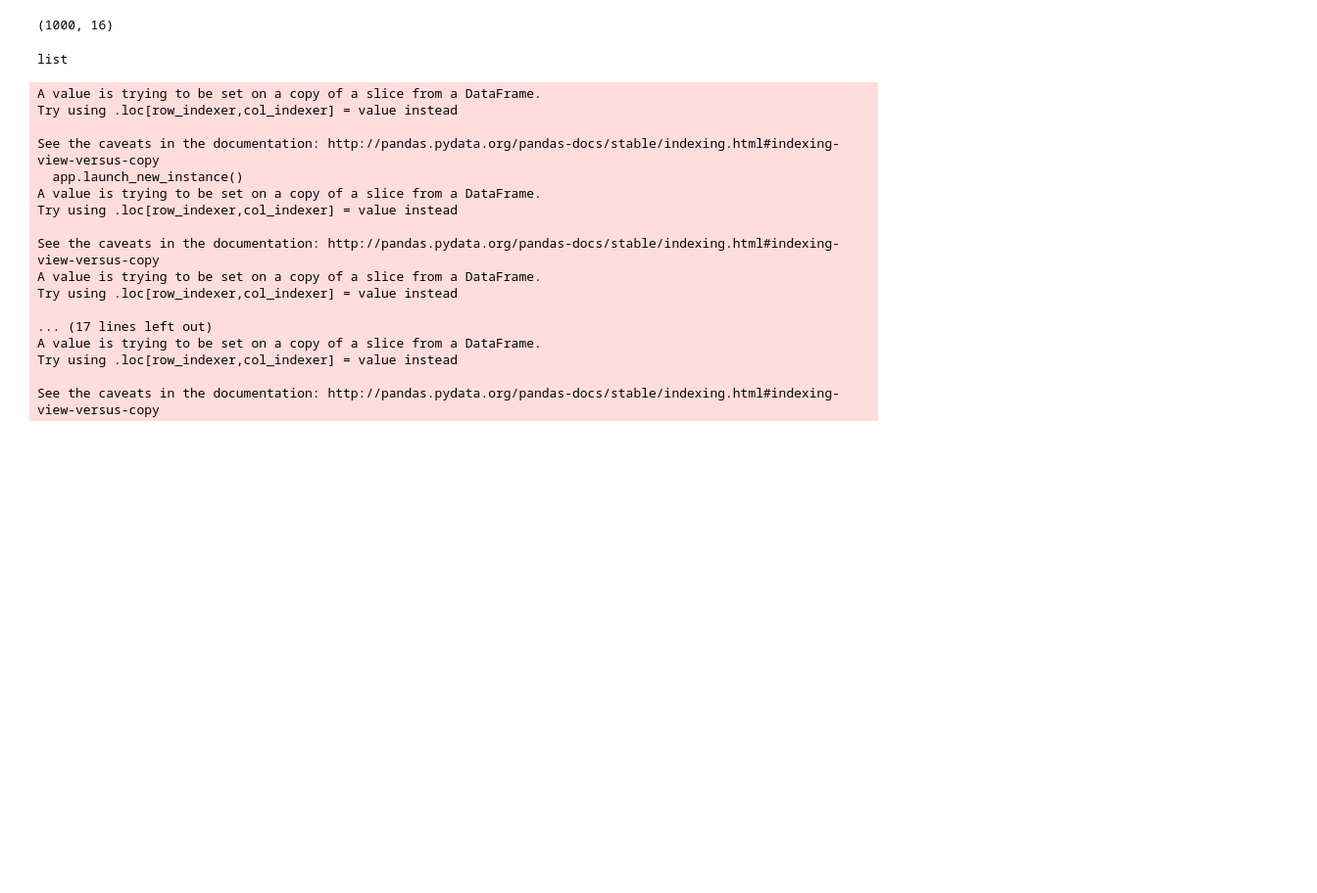
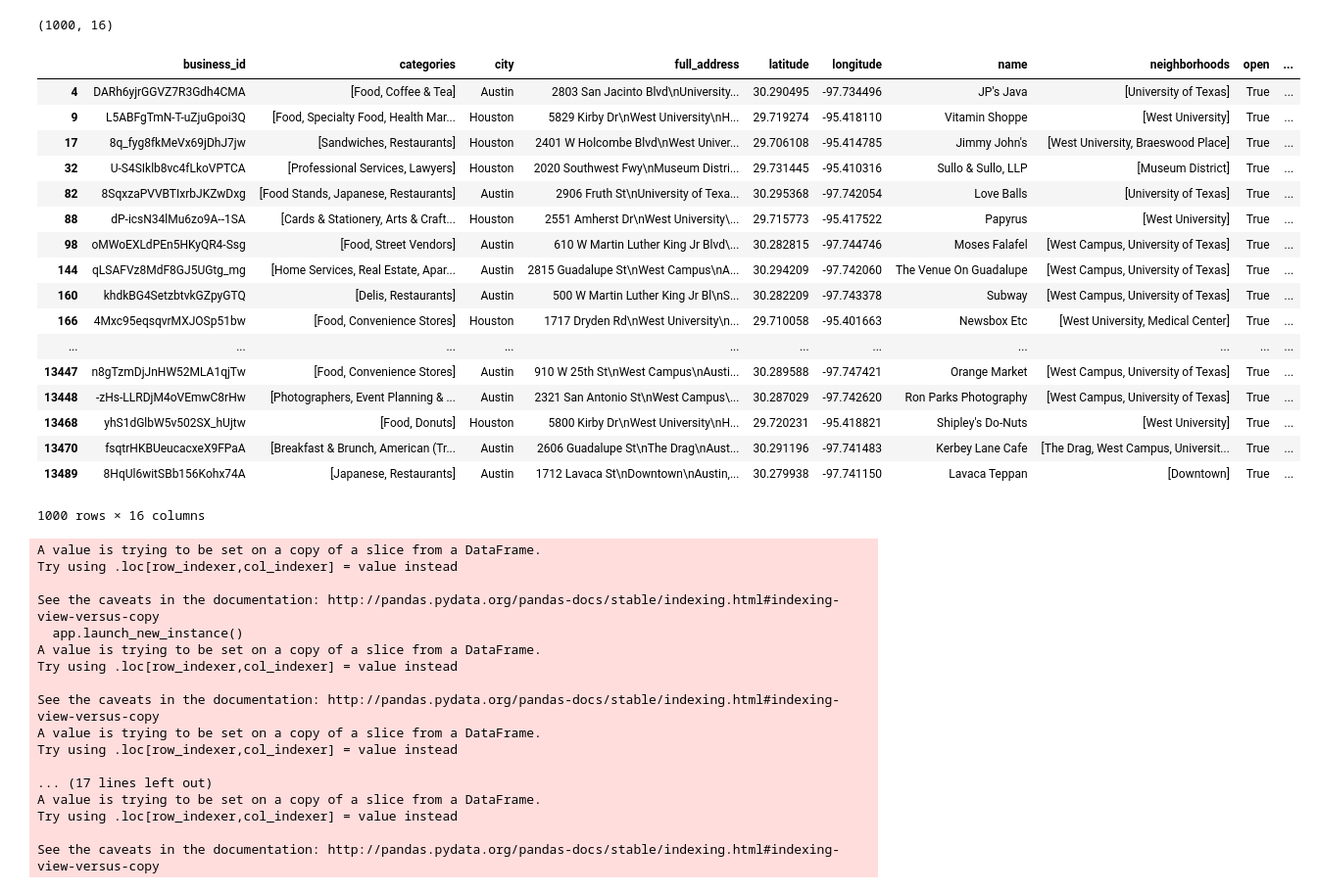
Before and after one commit to samsisto-db/yelp_report, a Jupyter notebook: Yelp_Academic_Data_Set.ipynb, the cells around one changed output. Shown at 98% size. Cells and saved outputs as stored; diff of their text form; code cells hidden in the pictures; blank space fills up the shorter version.

```diff
--- a/Yelp_Academic_Data_Set.ipynb
+++ b/Yelp_Academic_Data_Set.ipynb
@@ -350,10 +350,27 @@ texas_bus = business[business.state.isin(['TX'])]
 texas_bus.shape
 # %% [output]
 (1000, 16)
-# %%
-type(texas_bus.categories[4])
-# %% [output]
-list
+# %%
+texas_bus
+# %% [output]
+|  | business_id | categories | city | full_address | latitude | longitude | name | neighborhoods | open | ... |
+| 4 | DARh6yjrGGVZ7R3Gdh4CMA | [Food, Coffee & Tea] | Austin | 2803 San Jacinto Blvd\nUniversity... | 30.290495 | -97.734496 | JP's Java | [University of Texas] | True | ... |
+| 9 | L5ABFgTmN-T-uZjuGpoi3Q | [Food, Specialty Food, Health Mar... | Houston | 5829 Kirby Dr\nWest University\nH... | 29.719274 | -95.418110 | Vitamin Shoppe | [West University] | True | ... |
+| 17 | 8q_fyg8fkMeVx69jDhJ7jw | [Sandwiches, Restaurants] | Houston | 2401 W Holcombe Blvd\nWest Univer... | 29.706108 | -95.414785 | Jimmy John's | [West University, Braeswood Place] | True | ... |
+| 32 | U-S4SIklb8vc4fLkoVPTCA | [Professional Services, Lawyers] | Houston | 2020 Southwest Fwy\nMuseum Distri... | 29.731445 | -95.410316 | Sullo & Sullo, LLP | [Museum District] | True | ... |
+| 82 | 8SqxzaPVVBTIxrbJKZwDxg | [Food Stands, Japanese, Restaurants] | Austin | 2906 Fruth St\nUniversity of Texa... | 30.295368 | -97.742054 | Love Balls | [University of Texas] | True | ... |
+| 88 | dP-icsN34lMu6zo9A--1SA | [Cards & Stationery, Arts & Craft... | Houston | 2551 Amherst Dr\nWest University\... | 29.715773 | -95.417522 | Papyrus | [West University] | True | ... |
+| 98 | oMWoEXLdPEn5HKyQR4-Ssg | [Food, Street Vendors] | Austin | 610 W Martin Luther King Jr Blvd\... | 30.282815 | -97.744746 | Moses Falafel | [West Campus, University of Texas] | True | ... |
+| 144 | qLSAFVz8MdF8GJ5UGtg_mg | [Home Services, Real Estate, Apar... | Austin | 2815 Guadalupe St\nWest Campus\nA... | 30.294209 | -97.742060 | The Venue On Guadalupe | [West Campus, University of Texas] | True | ... |
+| 160 | khdkBG4SetzbtvkGZpyGTQ | [Delis, Restaurants] | Austin | 500 W Martin Luther King Jr Bl\nS... | 30.282209 | -97.743378 | Subway | [West Campus, University of Texas] | True | ... |
+| 166 | 4Mxc95eqsqvrMXJOSp51bw | [Food, Convenience Stores] | Houston | 1717 Dryden Rd\nWest University\n... | 29.710058 | -95.401663 | Newsbox Etc | [West University, Medical Center] | True | ... |
+| ... | ... | ... | ... | ... | ... | ... | ... | ... | ... | ... |
+| 13447 | n8gTzmDjJnHW52MLA1qjTw | [Food, Convenience Stores] | Austin | 910 W 25th St\nWest Campus\nAusti... | 30.289588 | -97.747421 | Orange Market | [West Campus, University of Texas] | True | ... |
+| 13448 | -zHs-LLRDjM4oVEmwC8rHw | [Photographers, Event Planning & ... | Austin | 2321 San Antonio St\nWest Campus\... | 30.287029 | -97.742620 | Ron Parks Photography | [West Campus, University of Texas] | True | ... |
+| 13468 | yhS1dGlbW5v502SX_hUjtw | [Food, Donuts] | Houston | 5800 Kirby Dr\nWest University\nH... | 29.720231 | -95.418821 | Shipley's Do-Nuts | [West University] | True | ... |
+| 13470 | fsqtrHKBUeucacxeX9FPaA | [Breakfast & Brunch, American (Tr... | Austin | 2606 Guadalupe St\nThe Drag\nAust... | 30.291196 | -97.741483 | Kerbey Lane Cafe | [The Drag, West Campus, Universit... | True | ... |
+| 13489 | 8HqUl6witSBb156Kohx74A | [Japanese, Restaurants] | Austin | 1712 Lavaca St\nDowntown\nAustin,... | 30.279938 | -97.741150 | Lavaca Teppan | [Downtown] | True | ... |
+1000 rows × 16 columns
 # %%
 #final code
 
```
Also changed, not shown: parts of 27 cells of this notebook, 1 other file.
